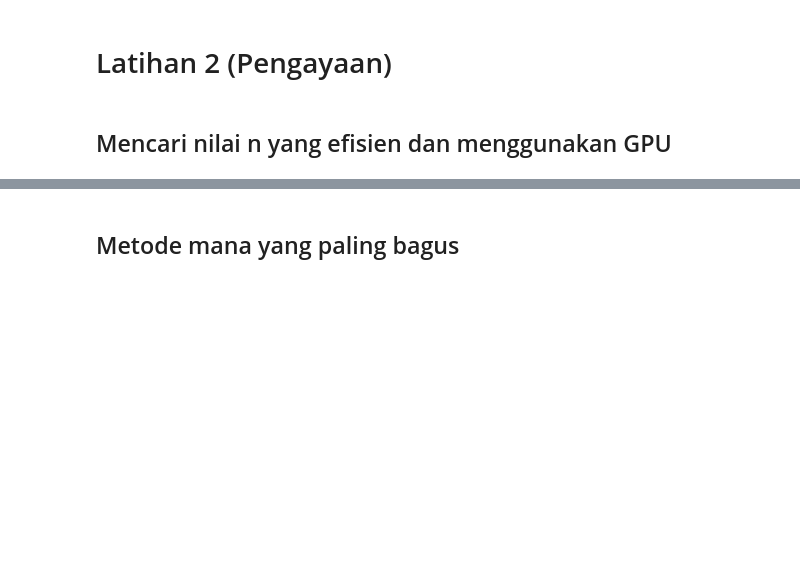
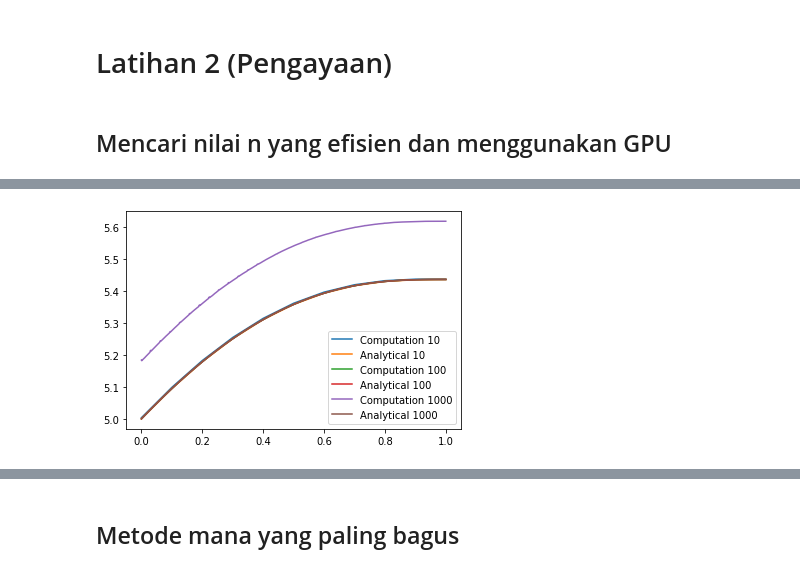
Before and after one commit to RendiZein/Metode-Rekayasa-Komputasi, a Jupyter notebook: 02_Boundary_value_problem_2024_indonesia.ipynb, the cells around one changed output, grey strips where cells are left out. Saved outputs shown, nothing was run; the diff lists cells and outputs as text; code cells hidden in the pictures; blank space fills up the shorter version.

```diff
--- a/02_Boundary_value_problem_2024_indonesia.ipynb
+++ b/02_Boundary_value_problem_2024_indonesia.ipynb
@@ -1266,0 +1228,11 @@ for i in range(0, n+1):
+# %%
+for n_i in [10,100,1000]:
+    x = report_dict[n_i][0]
+    y = report_dict[n_i][1]
+    y_analytical = report_dict[n_i][2]
+    plt.plot(x,y, label="Computation {}".format(n_i))
+    plt.plot(x,y_analytical, label="Analytical {}".format(n_i))
+plt.legend()
+plt.show()
+# %% [output]
+[figure, added]
```
Also changed, not shown: parts of 28 cells of this notebook.
